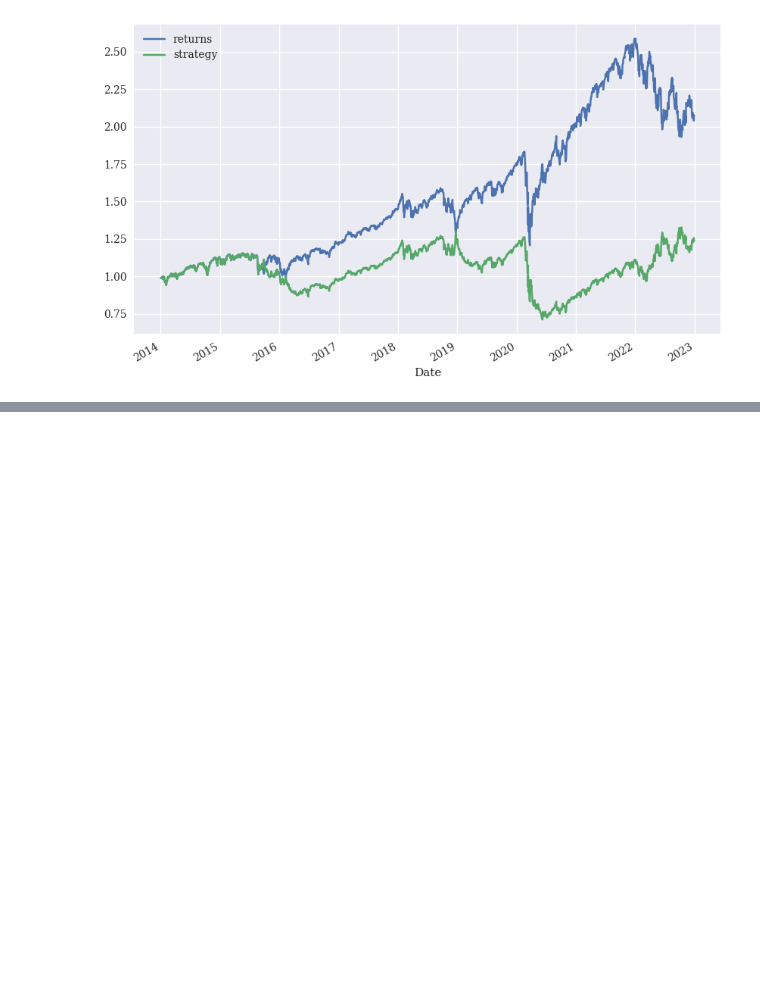
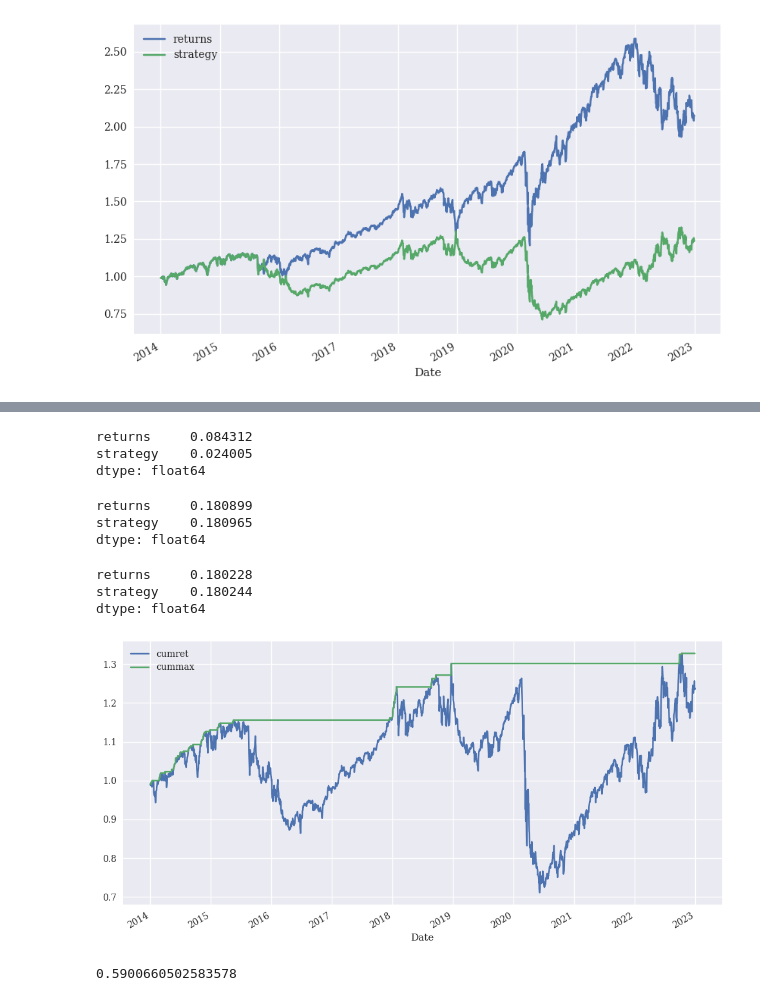
Before and after one commit to MartinKasak/Python_Finance_Numpy_Pandas, a Jupyter notebook: Python For Algorithmic Trading.ipynb, the cells around one changed output, grey strips where cells are left out. Cells and saved outputs as stored; diff of their text form; code cells hidden in the pictures; blank space fills up the shorter version.

```diff
--- a/Python For Algorithmic Trading.ipynb
+++ b/Python For Algorithmic Trading.ipynb
@@ -110,0 +117,31 @@ df_multiple_symbols[['returns', 'strategy']].cumsum( ).apply(np.exp).plot(figsiz
+# %%
+np.exp(df_multiple_symbols[['returns', 'strategy']].mean() * 252) - 1
+# %% [output]
+returns     0.084312
+strategy    0.024005
+dtype: float64
+# %%
+df_multiple_symbols[['returns', 'strategy']].std() * 252 ** 0.5
+# %% [output]
+returns     0.180899
+strategy    0.180965
+dtype: float64
+# %%
+(df_multiple_symbols[['returns', 'strategy']].apply(np.exp) - 1).std() * 252 ** 0.5
+# %% [output]
+returns     0.180228
+strategy    0.180244
+dtype: float64
+# %%
+df_multiple_symbols['cumret'] = df_multiple_symbols['strategy'].cumsum().apply(np.exp)
+# %%
+df_multiple_symbols['cummax'] = df_multiple_symbols['cumret'].cummax()
+# %%
+df_multiple_symbols[['cumret', 'cummax']].dropna().plot(figsize=(12, 6));
+# %% [output]
+[figure, added]
+# %%
+drawdown = df_multiple_symbols['cummax'] - df_multiple_symbols['cumret']
+drawdown.max()
+# %% [output]
+0.5900660502583578
```
Also changed, not shown: parts of 5 cells of this notebook.
